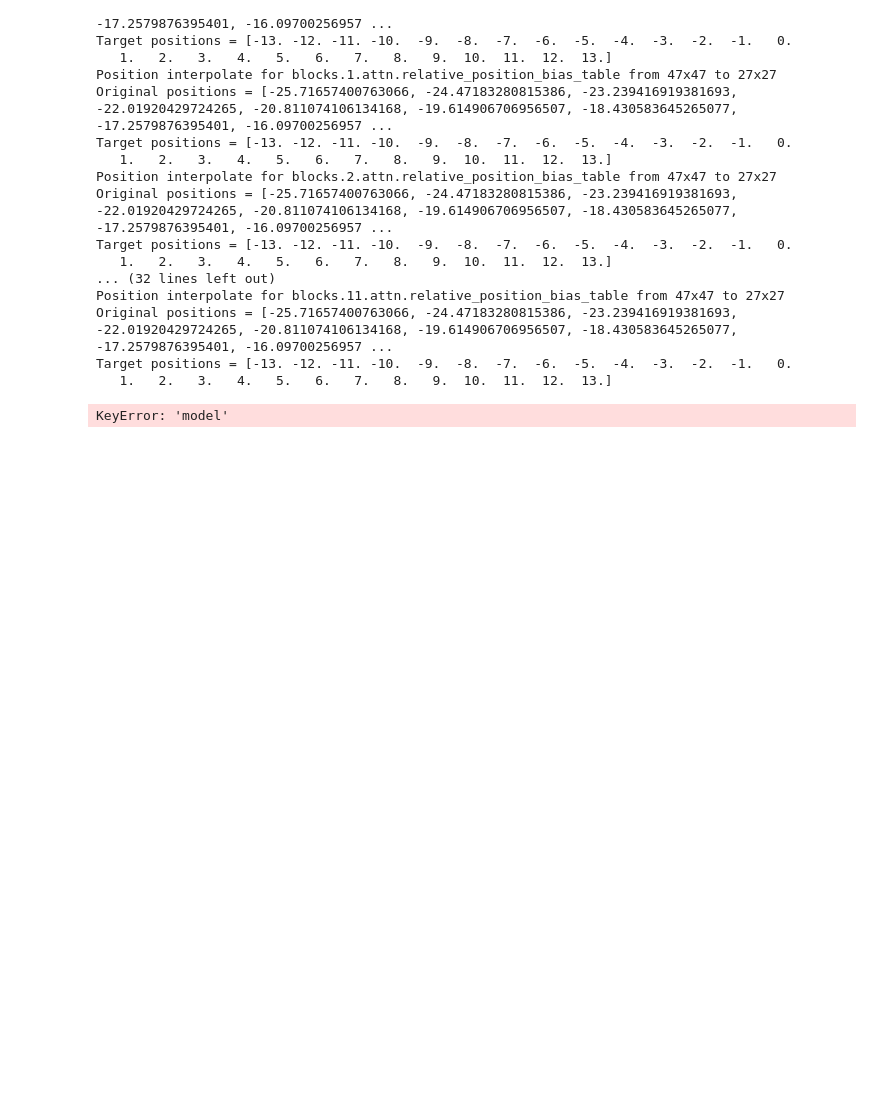
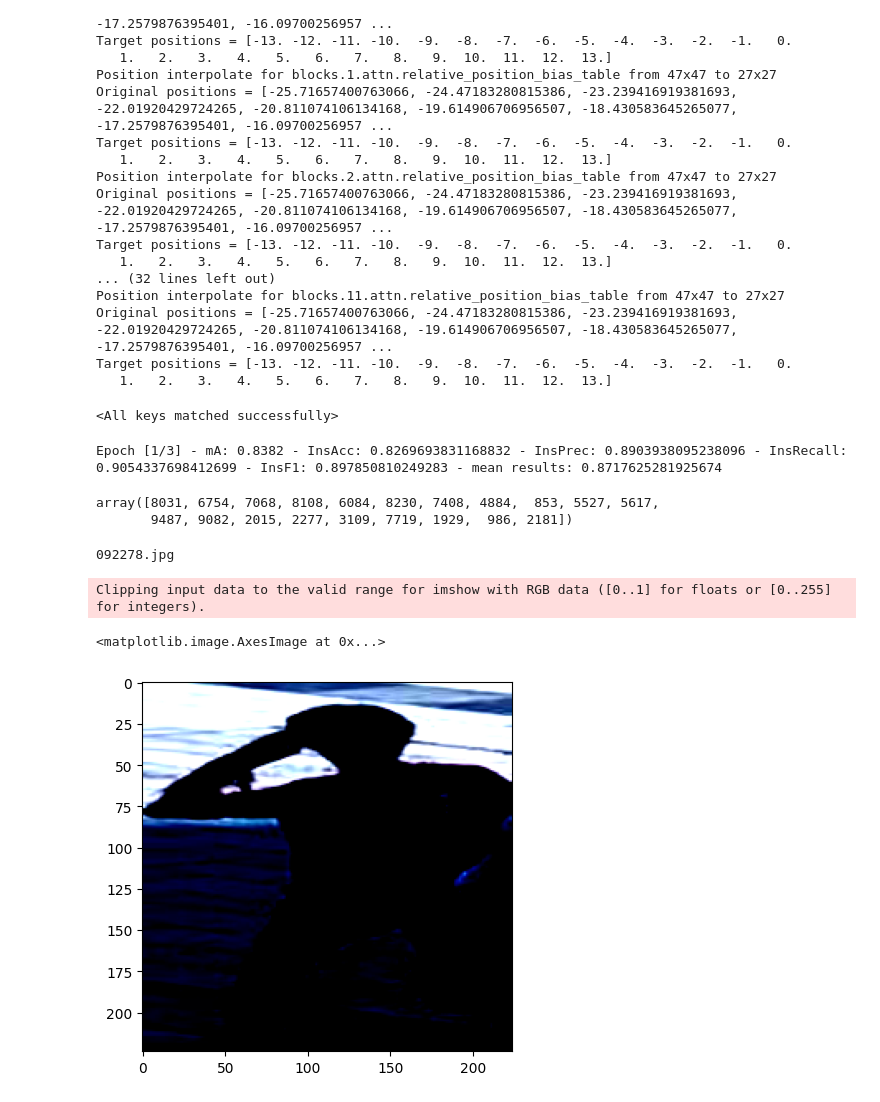
Before and after one commit to BachNgoH/CrossPAR_ACCV2024, a Jupyter notebook: evaluate_failure_cases.ipynb, the cells around one changed output. Drawn from its saved outputs; the diff is of its cells as text; code cells hidden in the pictures; blank space fills up the shorter version.

```diff
--- a/evaluate_failure_cases.ipynb
+++ b/evaluate_failure_cases.ipynb
@@ -193,6 +196,6 @@ Target positions = [-13. -12. -11. -10.  -9.  -8.  -7.  -6.  -5.  -4.  -3.  -2.
    1.   2.   3.   4.   5.   6.   7.   8.   9.  10.  11.  12.  13.]
 # %%
 state_dict = torch.load("./checkpoint/model_best.pth")
-model.load_state_dict(state_dict["model"])
+model.load_state_dict(state_dict)
 # %% [output]
-KeyError: 'model'
+<All keys matched successfully>
@@ -201,2 +202,14 @@ test_loader = build_test_loader(root_dir="./data/PA-100K/release_data", test_bat
+# %%
+test_transforms = T.Compose([
+    T.Resize((224, 224)),
+    T.ToTensor(),
+    T.Normalize(mean=[0.485, 0.456, 0.406], std=[0.229, 0.224, 0.225])
+])
+
+
+test_dataset = PA100KDataset("./data/PA-100K/release_data", test_transforms, "test")
+test_loader = DataLoader(test_dataset, batch_size=256, shuffle=False, drop_last=False)
 # %%
-evaluate(config, model, test_loader, torch.device("cuda"), epoch=0, best_acc=None)
+class_acc, mean_res, (gt_labels, pred_probs) = evaluate(config, model, test_loader, torch.device("cuda"), epoch=0, best_acc=None)
+# %% [output]
+Epoch [1/3] - mA: 0.8382 - InsAcc: 0.8269693831168832 - InsPrec: 0.8903938095238096 - InsRecall: 0.9054337698412699 - InsF1: 0.897850810249283 - mean results: 0.8717625281925674
@@ -202,0 +218,17 @@ evaluate(config, model, test_loader, torch.device("cuda"), epoch=0, best_acc=Non
+# %%
+sorted_indices[:20]
+# %% [output]
+array([8031, 6754, 7068, 8108, 6084, 8230, 7408, 4884,  853, 5527, 5617,
+       9487, 9082, 2015, 2277, 3109, 7719, 1929,  986, 2181])
+# %%
+image, label = test_loader.dataset.__getitem__(2277)
+# %% [output]
+092278.jpg
+# %%
+import matplotlib.pyplot as plt
+
+plt.imshow(image.permute(1,2,0))
+# %% [output]
+Clipping input data to the valid range for imshow with RGB data ([0..1] for floats or [0..255] for integers).
+<matplotlib.image.AxesImage at 0x...>
+[figure, added]
```
Also changed, not shown: parts of 14 cells of this notebook, 6 other files.
